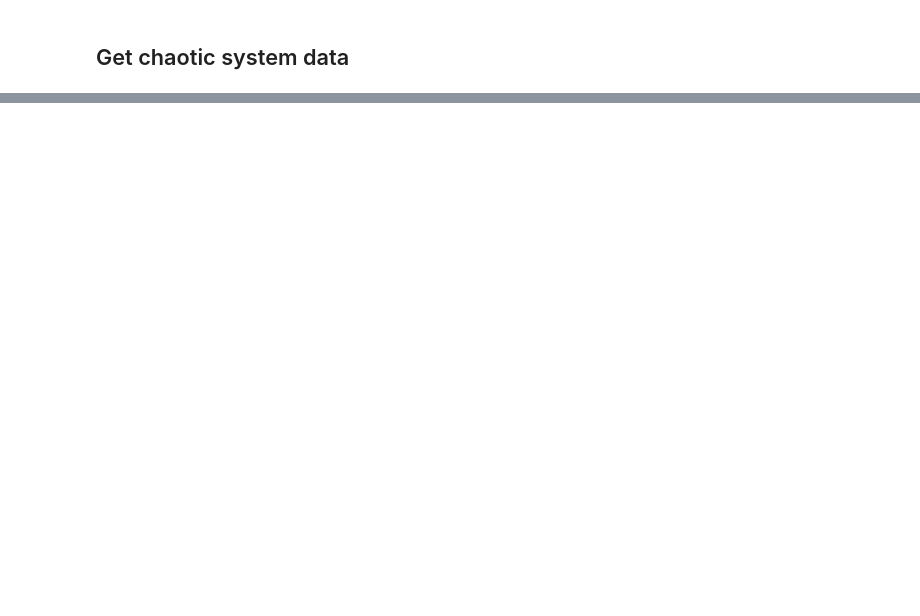
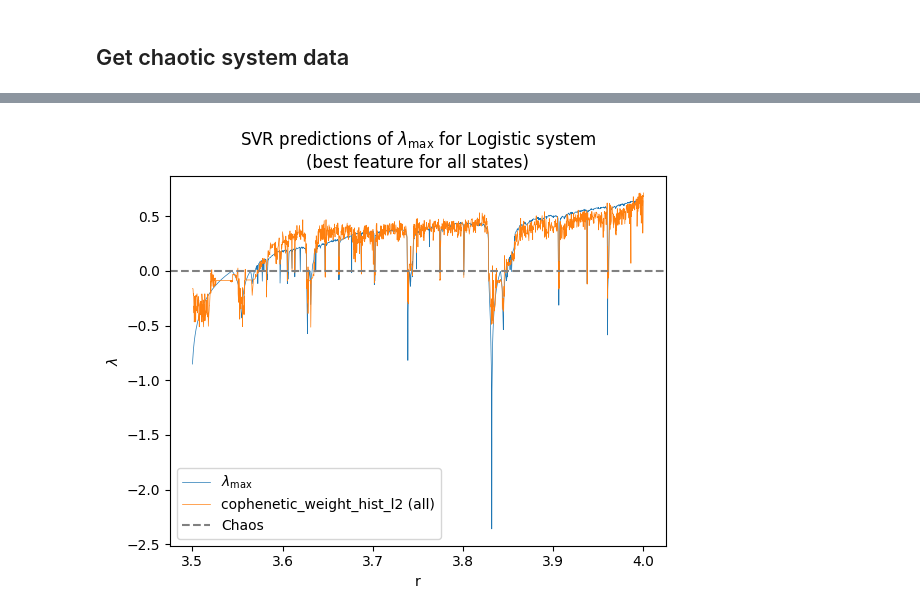
Before and after one commit to colinstephen/topological_divergences, a Jupyter notebook: white_noise.ipynb, the cells around one changed output, grey strips where cells are left out. Cells and saved outputs as stored; diff of their text form; code cells hidden in the pictures; blank space fills up the shorter version.

```diff
--- a/white_noise.ipynb
+++ b/white_noise.ipynb
@@ -178,0 +461,14 @@ plt.show()
+# %%
+# plot the ground truth and regression predictions
+plt.plot(test_params, y_test, lw=0.5, label=r"$\lambda_{\max}$")
+plt.plot(test_params, y_pred_SVR_regression_all, lw=0.5, label=f"{best_regression_feature_SVR_all} (all)")
+# plt.plot(test_params, y_pred_regression_chaos, lw=0.5, label=f"{best_correlation_chaos} (chaos)")
+
+plt.xlabel(test_param_name)
+plt.ylabel(r"$\lambda$")
+plt.axhline(y=0, color='grey', linestyle='--', label='Chaos')
+plt.legend()
+plt.title(r"SVR predictions of $\lambda_{\max}$ for " + SYSTEM.capitalize() + " system\n(best feature for all states)")
+plt.show()
+# %% [output]
+[figure, added]
```
Also changed, not shown: parts of 43 cells of this notebook, 1 other file.
